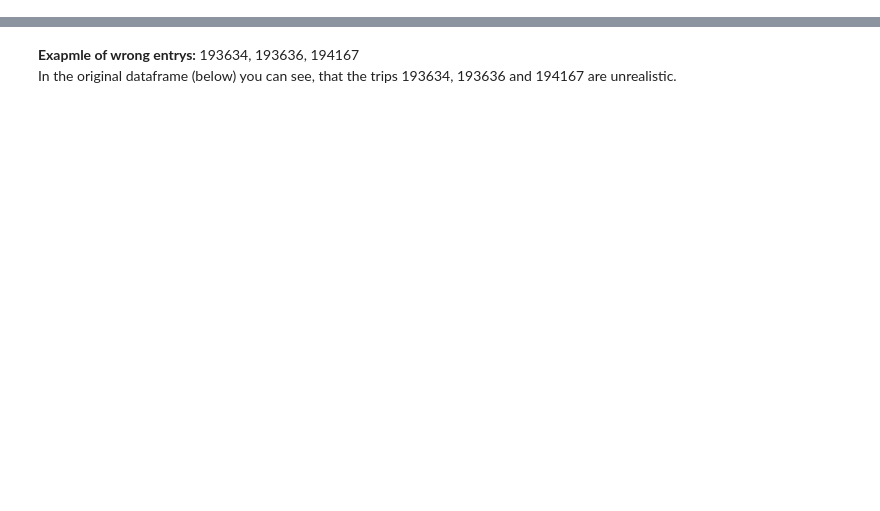
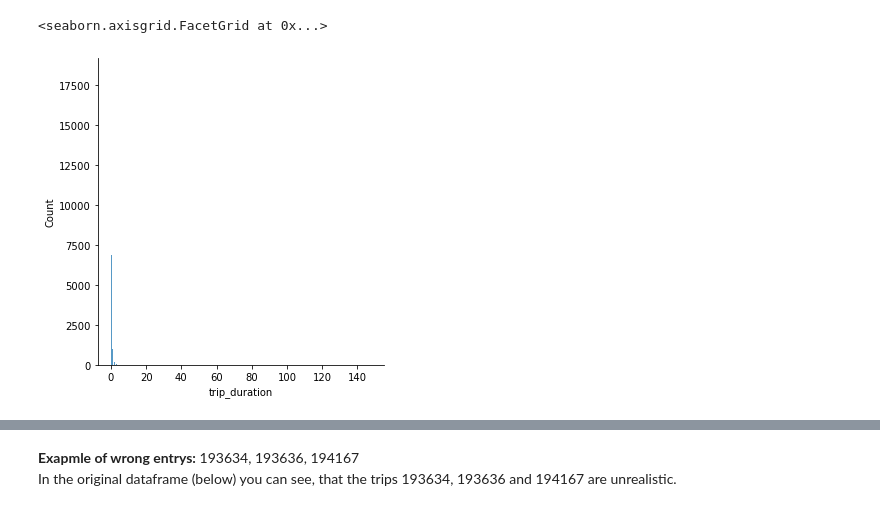
Before and after one commit to masbach/BananaCode, a Jupyter notebook: notebooks/preprocess.ipynb, the cells around one changed output, grey strips where cells are left out. Cells and saved outputs as stored; diff of their text form; code cells hidden in the pictures; blank space fills up the shorter version.

```diff
--- a/notebooks/preprocess.ipynb
+++ b/notebooks/preprocess.ipynb
@@ -144,0 +239,5 @@ print(df_unique_name.start_station_id.max())
+# %%
+sns.displot(df_LA["trip_duration"])
+# %% [output]
+<seaborn.axisgrid.FacetGrid at 0x...>
+[figure, added]
```
Also changed, not shown: parts of 66 cells of this notebook.
